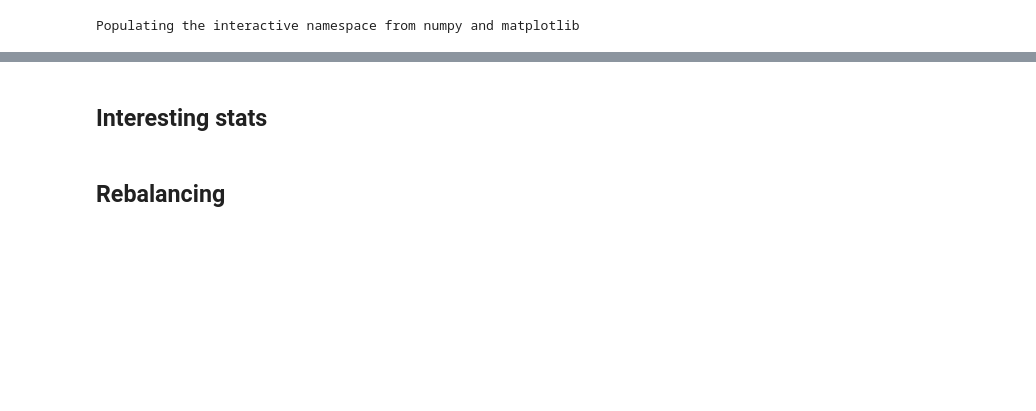
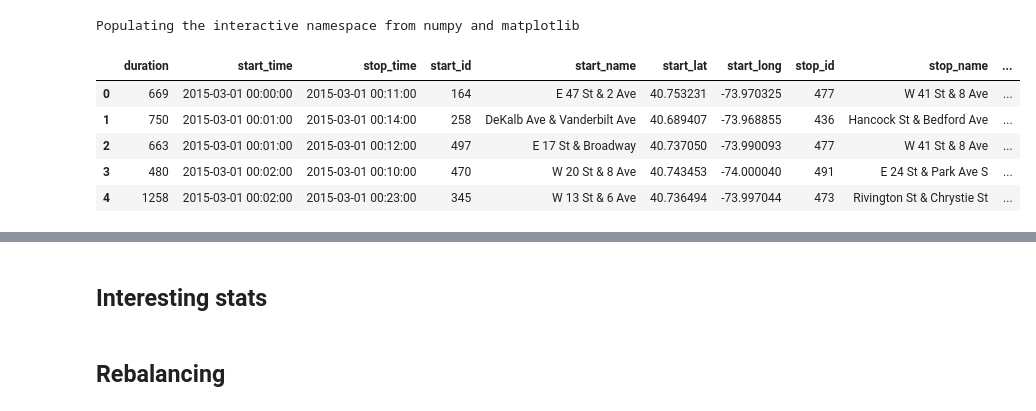
Before and after one commit to djevans071/Rebalancing-Citibike, a Jupyter notebook: Rebalancing.ipynb, the cells around one changed output, grey strips where cells are left out. Saved outputs shown, nothing was run; the diff lists cells and outputs as text; code cells hidden in the pictures; blank space fills up the shorter version.

Commit message:
improved data cleaning and feature generation

```diff
--- a/Rebalancing.ipynb
+++ b/Rebalancing.ipynb
@@ -12,9 +14,17 @@ Populating the interactive namespace from numpy and matplotlib
 # %%
 # find csv file for tripdata
 year = 2015
-month = 1
+month = 3
 #csvPath = '{}{:02}-citibike-tripdata.csv'.format(year, month)
 #df = pd.read_csv(basepath + csvPath, parse_dates = ['Start Time', 'Stop Time'])
-trips = trip_data(year, month)
+df = trip_data(year, month)
 #df['trip_id'] = df.index.values
+df.head()
+# %% [output]
+|  | duration | start_time | stop_time | start_id | start_name | start_lat | start_long | stop_id | stop_name | ... |
+| 0 | 669 | 2015-03-01 00:00:00 | 2015-03-01 00:11:00 | 164 | E 47 St & 2 Ave | 40.753231 | -73.970325 | 477 | W 41 St & 8 Ave | ... |
+| 1 | 750 | 2015-03-01 00:01:00 | 2015-03-01 00:14:00 | 258 | DeKalb Ave & Vanderbilt Ave | 40.689407 | -73.968855 | 436 | Hancock St & Bedford Ave | ... |
+| 2 | 663 | 2015-03-01 00:01:00 | 2015-03-01 00:12:00 | 497 | E 17 St & Broadway | 40.737050 | -73.990093 | 477 | W 41 St & 8 Ave | ... |
+| 3 | 480 | 2015-03-01 00:02:00 | 2015-03-01 00:10:00 | 470 | W 20 St & 8 Ave | 40.743453 | -74.000040 | 491 | E 24 St & Park Ave S | ... |
+| 4 | 1258 | 2015-03-01 00:02:00 | 2015-03-01 00:23:00 | 345 | W 13 St & 6 Ave | 40.736494 | -73.997044 | 473 | Rivington St & Chrystie St | ... |
 # %%
```
Also changed, not shown: parts of 43 cells of this notebook, 5 other files.
